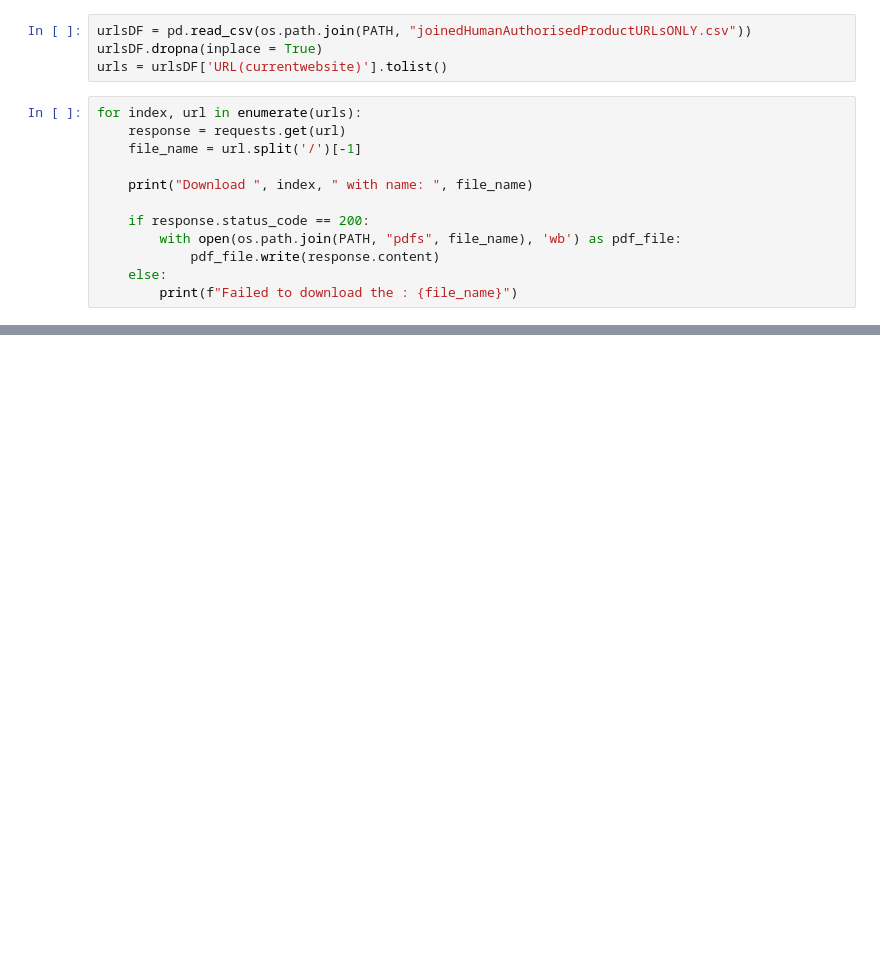
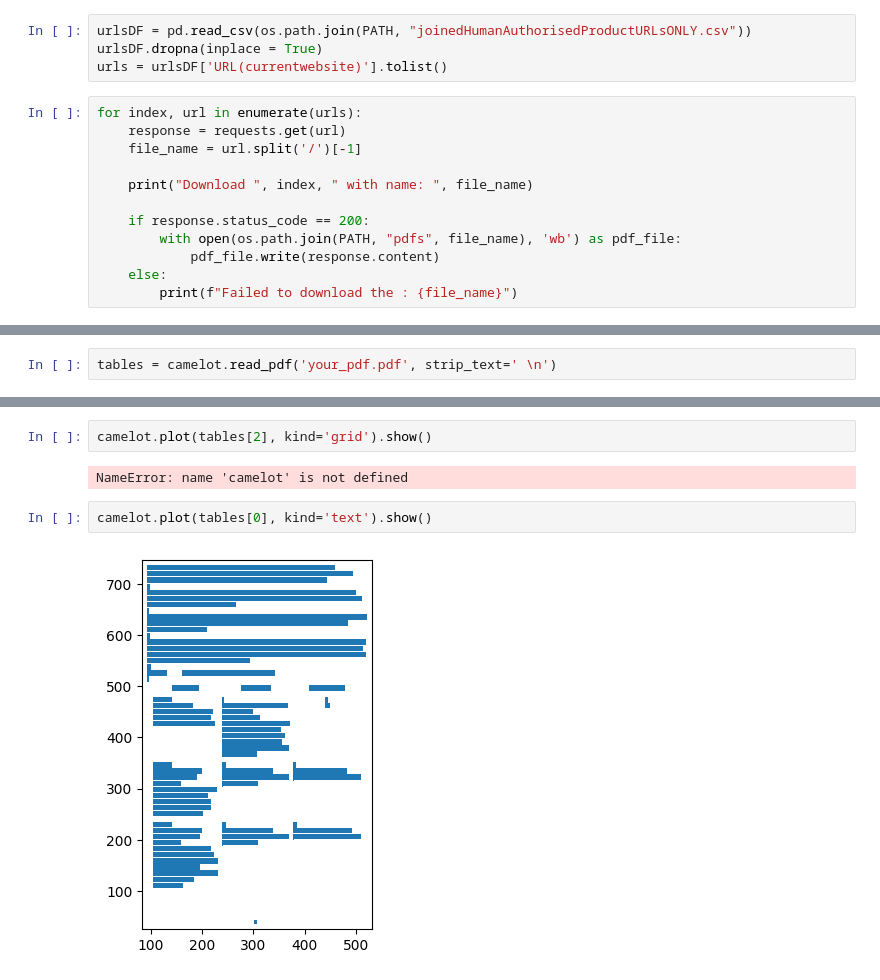
Before and after one commit to inab-certh/Knowledge-Graph-for-EMA-EPARs, a Jupyter notebook: SmPCs_PDFs_Knowledge_Graps.ipynb, the cells around one changed output, grey strips where cells are left out. Drawn from its saved outputs; the diff is of its cells as text; blank space fills up the shorter version.

```diff
--- a/SmPCs_PDFs_Knowledge_Graps.ipynb
+++ b/SmPCs_PDFs_Knowledge_Graps.ipynb
@@ -332,0 +437,2 @@ AR list: ['Blood glucose fluctuation']
+# %%
+tables = camelot.read_pdf('your_pdf.pdf', strip_text=' \n')
@@ -332,0 +447,8 @@ AR list: ['Blood glucose fluctuation']
+# %%
+camelot.plot(tables[2], kind='grid').show()
+# %% [output]
+NameError: name 'camelot' is not defined
+# %%
+camelot.plot(tables[0], kind='text').show()
+# %% [output]
+[figure, added]
```
Also changed, not shown: parts of 50 cells of this notebook, 3 other files.
